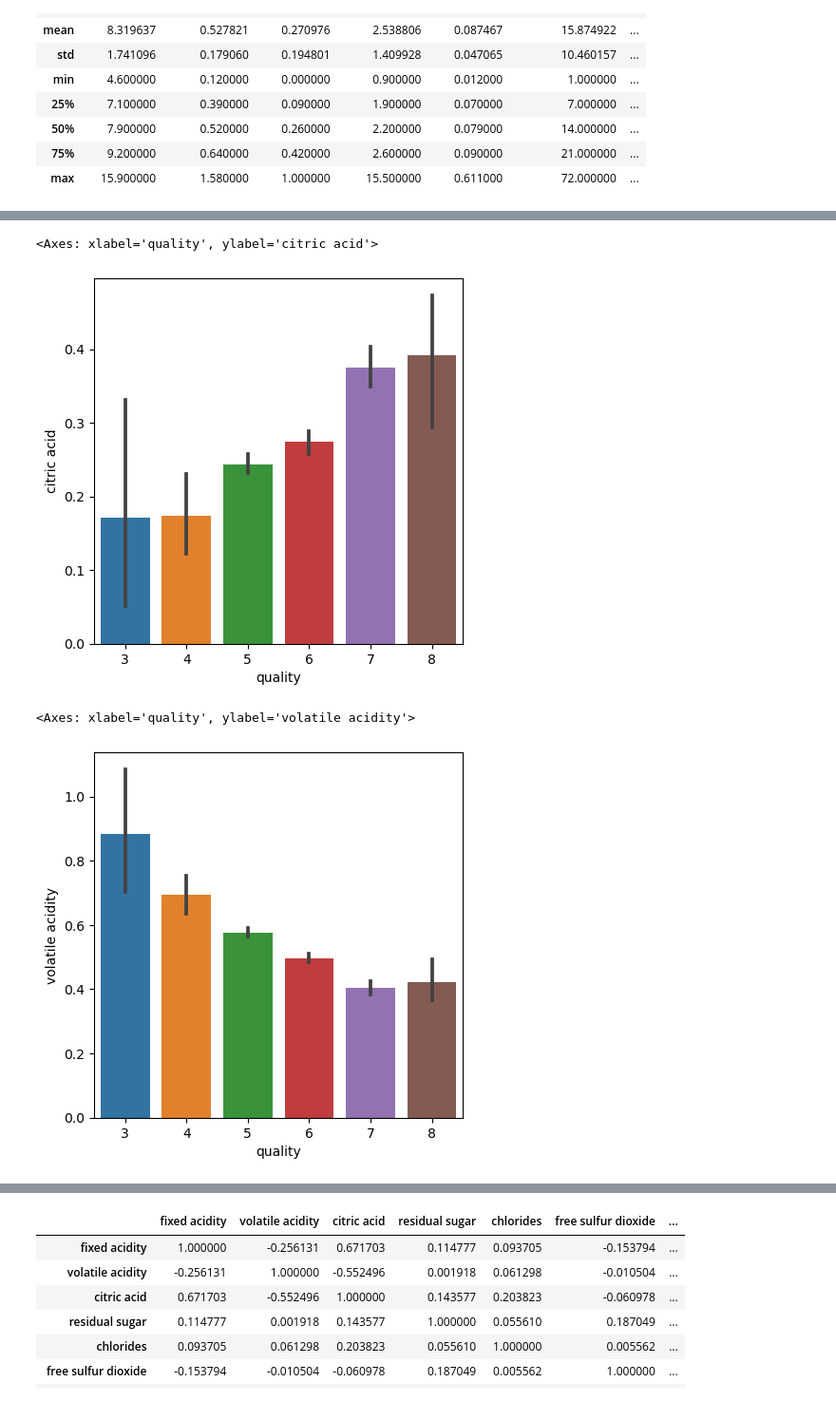
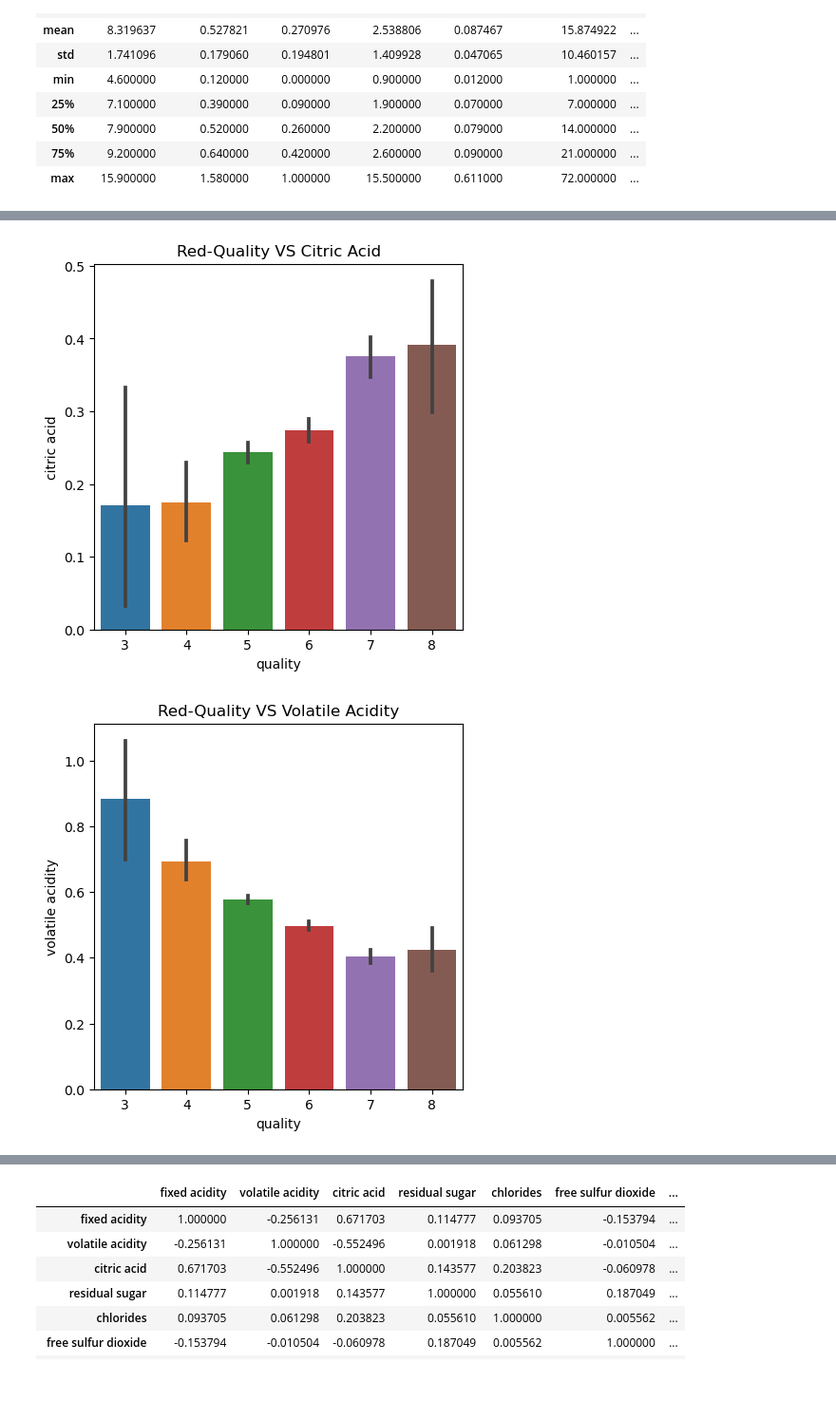
Before and after one commit to SALEMALIOKULLO/wine-quality-project-4, a Jupyter notebook: RedWine-quality-Visualization and Prediction.ipynb, the cells around one changed output, grey strips where cells are left out. Shown at 95% size. Cells and saved outputs as stored; diff of their text form; code cells hidden in the pictures.

```diff
--- a/RedWine-quality-Visualization and Prediction.ipynb
+++ b/RedWine-quality-Visualization and Prediction.ipynb
@@ -47,17 +48,19 @@ sns.catplot(x= 'quality', data = red_wine_df, kind = 'count')
 # %%
 # compare quality and citric acid
 plot = plt.figure(figsize= (5,5))
 sns.barplot(x='quality', y='citric acid', data = red_wine_df)
+plt.title('Red-Quality VS Citric Acid')
+plt.show()
 # %% [output]
-<Axes: xlabel='quality', ylabel='citric acid'>
-[figure, old version]
+[figure, new version]
 # %%
 # compare quality and volatile acidity
 plot = plt.figure(figsize= (5,5))
 sns.barplot(x='quality', y='volatile acidity', data = red_wine_df)
+plt.title('Red-Quality VS Volatile Acidity')
+plt.show()
 # %% [output]
-<Axes: xlabel='quality', ylabel='volatile acidity'>
-[figure, old version]
+[figure, new version]
 # %%
 # compare quality and residual sugar
 plot = plt.figure(figsize= (5,5))
```
Also changed, not shown: parts of 13 cells of this notebook, 1 other file.
